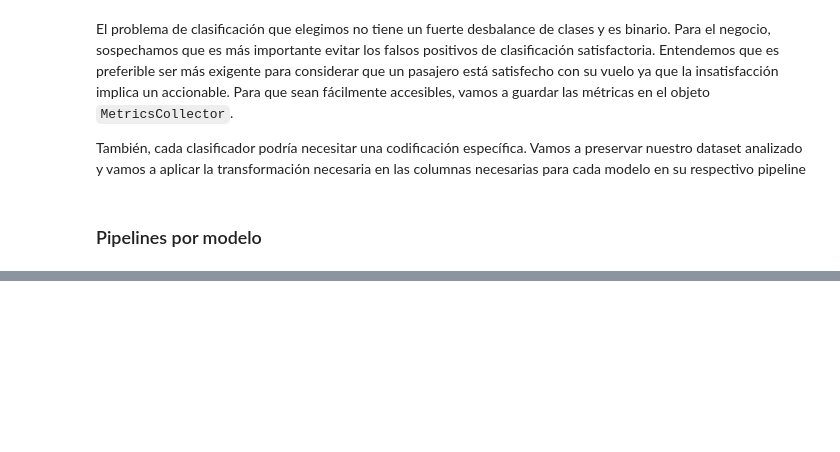
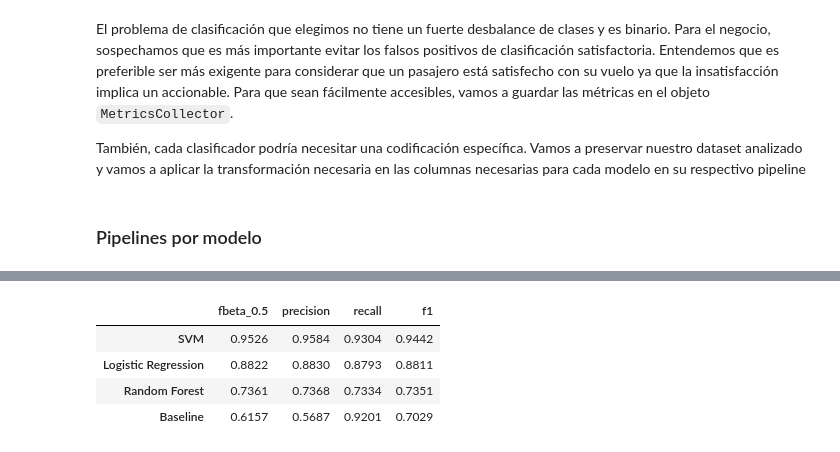
Before and after one commit to FIUBA-Posgrado-Inteligencia-Artificial/aprMaqI_CEIA, a Jupyter notebook: trabajo_practico/eda_airline_passenger.ipynb, the cells around one changed output, grey strips where cells are left out. Drawn from its saved outputs; the diff is of its cells as text; code cells hidden in the pictures; blank space fills up the shorter version.

```diff
--- a/trabajo_practico/eda_airline_passenger.ipynb
+++ b/trabajo_practico/eda_airline_passenger.ipynb
@@ -890,16 +899,7 @@ Para que sean fácilmente accesibles, vamos a guardar las métricas en el objeto
 
 También, cada clasificador podría necesitar una codificación específica. Vamos a preservar nuestro dataset analizado y vamos a aplicar la transformación necesaria en las columnas necesarias para cada modelo en su respectivo pipeline
 # %%
-import pandas as pd
-from sklearn.pipeline import Pipeline
-from sklearn.compose import ColumnTransformer
-from sklearn.preprocessing import StandardScaler, OneHotEncoder
-from sklearn.linear_model import LogisticRegression
-from sklearn.ensemble import RandomForestClassifier
-from sklearn.svm import SVC
-from sklearn.base import BaseEstimator, ClassifierMixin
-from sklearn.model_selection import StratifiedKFold, cross_val_predict
-from sklearn.metrics import fbeta_score, precision_score, recall_score, f1_score
+
 collector = MetricsCollector()
 
 target_var = "satisfaction"
@@ -908,7 +908,16 @@ pos_label  = "satisfied"
 # Elimino la target de la lista nominal_categorical__columns para ajustar los pipelines
 nominal_features = [c for c in nominal_categorical__columns if c != target_var]
 
+######
+#df_analysis no deberia tener nans despues del EDA
+######
+### Arreglar y luego eliminar esto
+df_analysis = df_analysis.dropna()
+### Arreglar y luego eliminar esto
+
+
 X_train, y_train = df_analysis.drop(target_var, axis=1), df_analysis[target_var]
+
 
 #Preprocesador para modelos lineales que no aceptan categóricas y que necesitan que las numéricas estén escaladas
 #service_columns son ordinales y se escalan igual
@@ -925,10 +934,7 @@ preprocessor_tree = ColumnTransformer([
 # %% [markdown]
 ### Pipelines por modelo
 # %%
-# ------------------------------------------------------------------
-# 3. Modelos (cada uno con su preprocesamiento embebido)
-# ------------------------------------------------------------------
-modelos = {
+models = {
     "Baseline": BaselineClassifier(),
 
     "Logistic Regression": Pipeline([
@@ -948,0 +961,14 @@ modelos = {
+# %%
+cv = StratifiedKFold(n_splits=5, shuffle=True, random_state=42)
+
+for name, model in models.items():
+    y_pred = cross_val_predict(model, X_train, y_train, cv=cv)
+    collector.add(name, eval_metrics(y_train, y_pred, pos_label))
+
+collector.to_dataframe().sort_values('fbeta_0.5', ascending=False).round(4)
+# %% [output]
+|  | fbeta_0.5 | precision | recall | f1 |
+| SVM | 0.9526 | 0.9584 | 0.9304 | 0.9442 |
+| Logistic Regression | 0.8822 | 0.8830 | 0.8793 | 0.8811 |
+| Random Forest | 0.7361 | 0.7368 | 0.7334 | 0.7351 |
+| Baseline | 0.6157 | 0.5687 | 0.9201 | 0.7029 |
```
Also changed, not shown: parts of 3 cells of this notebook.
